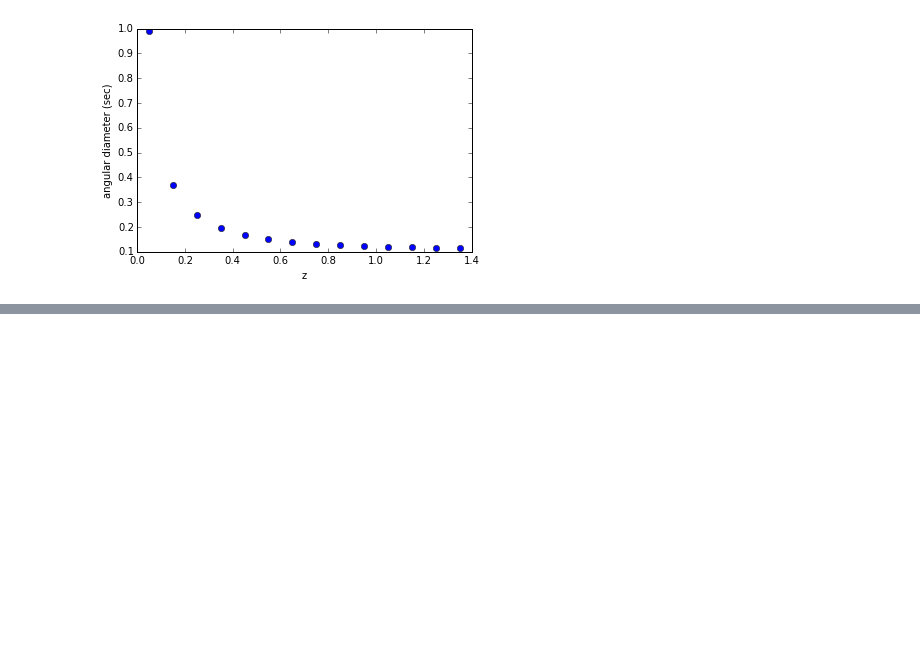
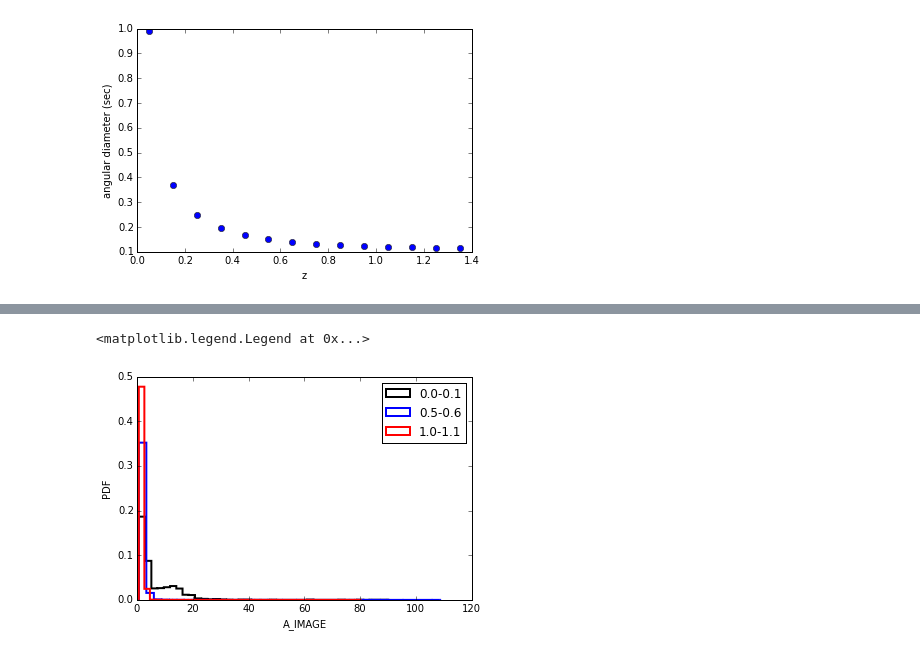
Before and after one commit to rbiswas4/hosts, a Jupyter notebook: src/Sizes.ipynb, the cells around one changed output, grey strips where cells are left out. Cells and saved outputs as stored; diff of their text form; code cells hidden in the pictures; blank space fills up the shorter version.

```diff
--- a/src/Sizes.ipynb
+++ b/src/Sizes.ipynb
@@ -21,0 +69,10 @@ plt.xlabel('z')
+# %%
+bins = plt.hist(x.groups[0]['A_IMAGE'], histtype='step', color='k', lw =2.0, normed=True, bins=40, label='0.0-0.1')
+bins = plt.hist(x.groups[5]['A_IMAGE'], histtype='step', color='b', lw =2.0, normed=True, bins=40, label='0.5-0.6')
+bins = plt.hist(x.groups[10]['A_IMAGE'], histtype='step', color='r', lw =2.0, normed=True, bins=40, label='1.0-1.1')
+plt.xlabel('A_IMAGE')
+plt.ylabel('PDF')
+plt.legend(loc='best')
+# %% [output]
+<matplotlib.legend.Legend at 0x...>
+[figure, added]
```
Also changed, not shown: parts of 20 cells of this notebook, 2 other files.
